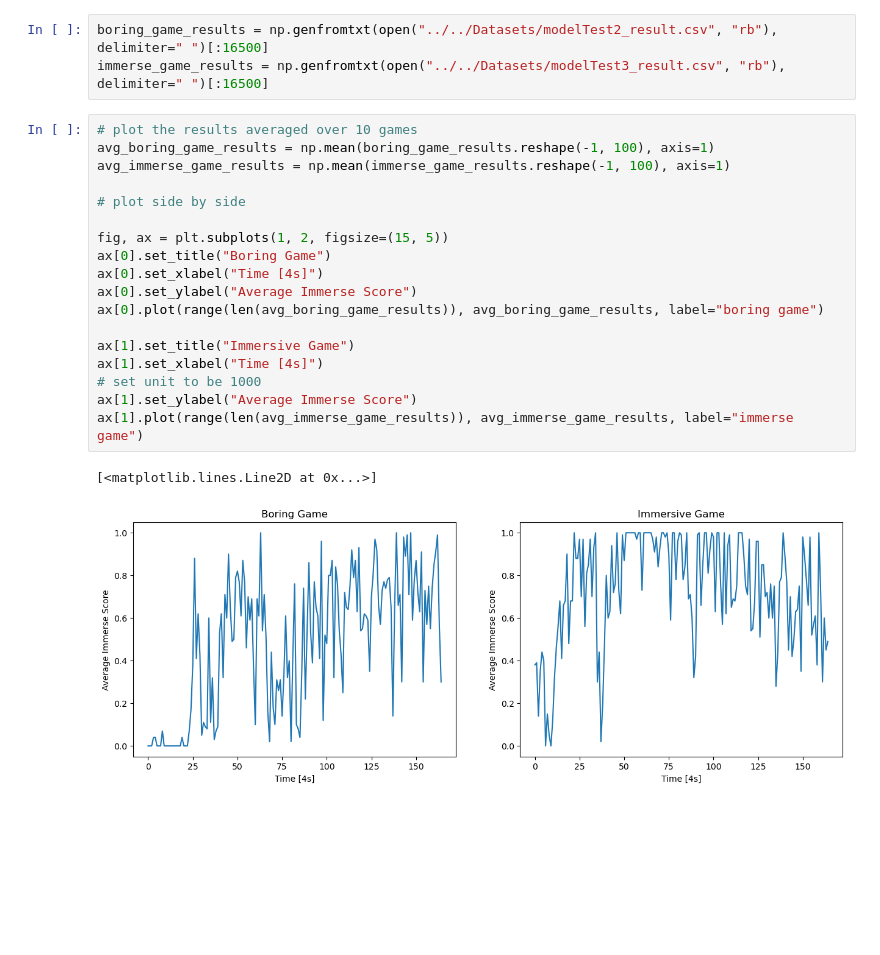
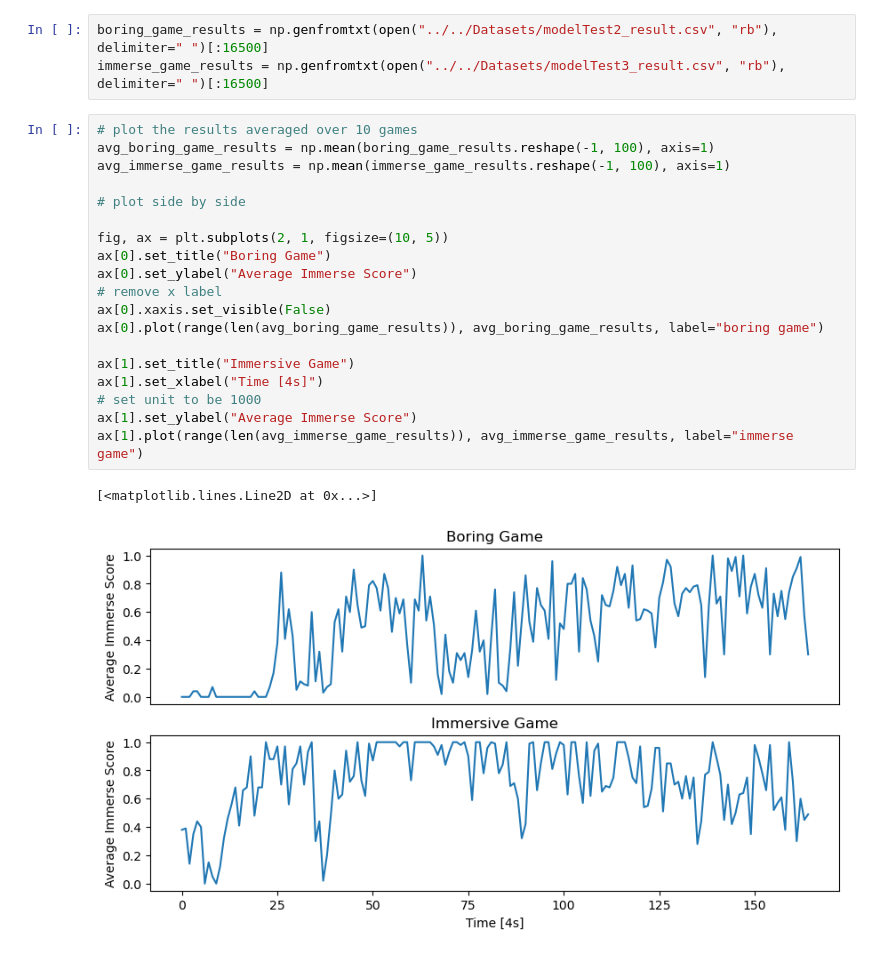
Before and after one commit to PipelonDevs/ntx_hack_2023, a Jupyter notebook: MNE/jupyter-tests/graphs.ipynb, the cells around one changed output. Drawn from its saved outputs; the diff is of its cells as text; blank space fills up the shorter version.

Commit message:
graphs

```diff
--- a/MNE/jupyter-tests/graphs.ipynb
+++ b/MNE/jupyter-tests/graphs.ipynb
@@ -7,21 +7,22 @@ immerse_game_results = np.genfromtxt(open("../../Datasets/modelTest3_result.csv"
 # %%
 # plot the results averaged over 10 games
 avg_boring_game_results = np.mean(boring_game_results.reshape(-1, 100), axis=1)
 avg_immerse_game_results = np.mean(immerse_game_results.reshape(-1, 100), axis=1)
 
 # plot side by side
 
-fig, ax = plt.subplots(1, 2, figsize=(15, 5))
+fig, ax = plt.subplots(2, 1, figsize=(10, 5))
 ax[0].set_title("Boring Game")
-ax[0].set_xlabel("Time [4s]")
 ax[0].set_ylabel("Average Immerse Score")
+# remove x label
+ax[0].xaxis.set_visible(False)
 ax[0].plot(range(len(avg_boring_game_results)), avg_boring_game_results, label="boring game")
 
 ax[1].set_title("Immersive Game")
 ax[1].set_xlabel("Time [4s]")
 # set unit to be 1000
 ax[1].set_ylabel("Average Immerse Score")
 ax[1].plot(range(len(avg_immerse_game_results)), avg_immerse_game_results, label="immerse game")
 # %% [output]
 [<matplotlib.lines.Line2D at 0x...>]
-[figure, old version]
+[figure, new version]
```
